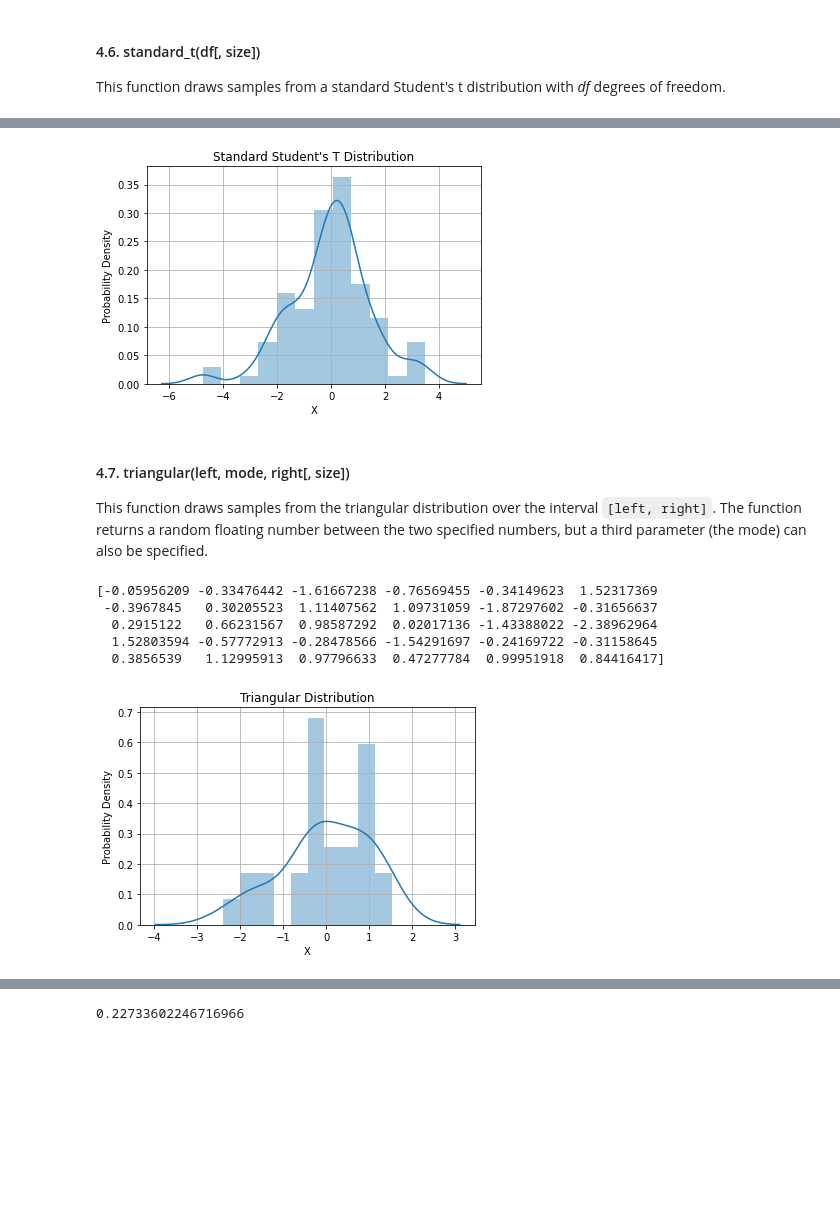
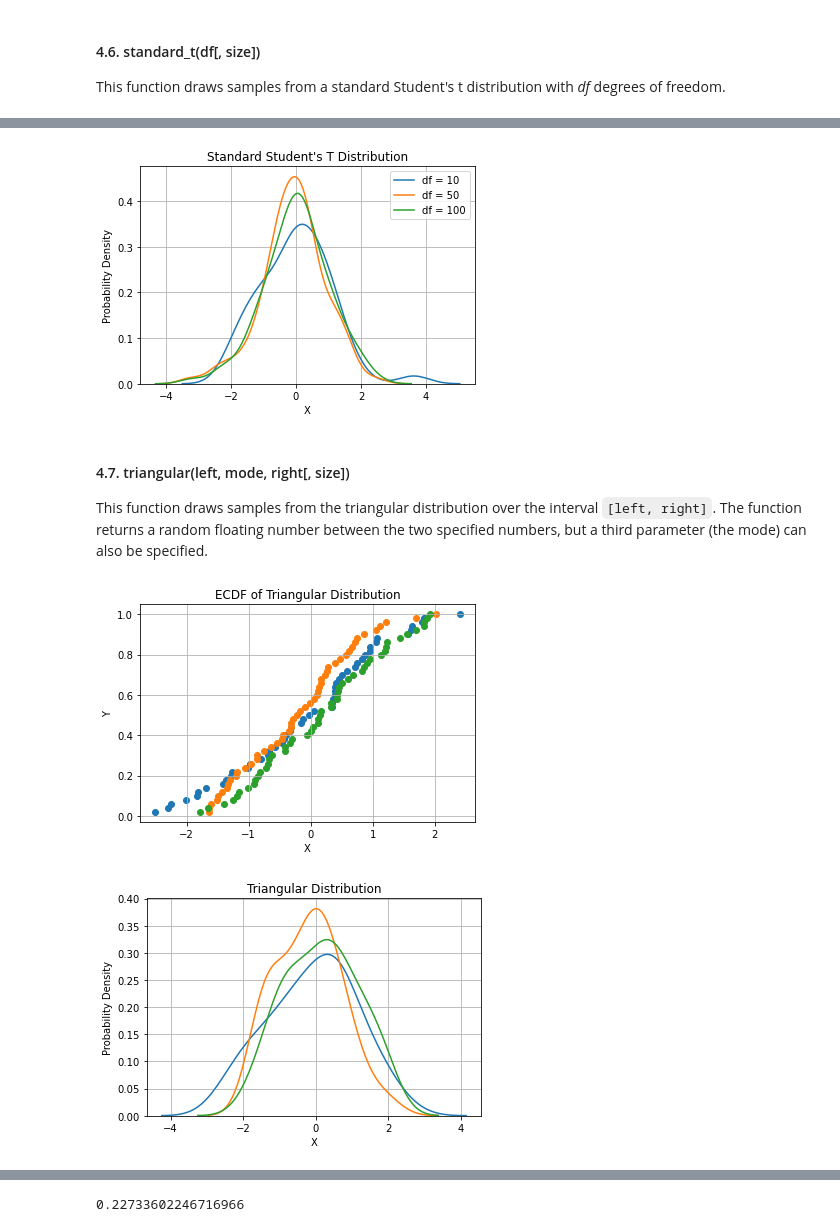
Before and after one commit to GaryLocke91/52465_programming_assignment, a Jupyter notebook: 52465_programming_assignment.ipynb, the cells around one changed output, grey strips where cells are left out. Cells and saved outputs as stored; diff of their text form; code cells hidden in the pictures; blank space fills up the shorter version.

````diff
--- a/52465_programming_assignment.ipynb
+++ b/52465_programming_assignment.ipynb
@@ -488,0 +543,4 @@ print(f)
+# %%
+ix = rng.standard_t(10, 100)
+iy = rng.standard_t(50, 100)
+iz = rng.standard_t(100, 100)
@@ -489,21 +569,14 @@ print(f)
 # %%
-sns.distplot(f)
+sns.distplot(ix, label="df = 10", hist=False)
+sns.distplot(iy, label="df = 50", hist=False)
+sns.distplot(iz, label="df = 100", hist=False)
 plt.xlabel("X")
 plt.ylabel("Probability Density")
 plt.title("Standard Student's T Distribution")
 plt.grid()
 # %% [output]
-[figure, old version]
+[figure, new version]
 # %% [markdown]
 #### 4.7. triangular(left, mode, right[, size])
 
 This function draws samples from the triangular distribution over the interval ```[left, right]```. The function returns a random floating number between the two specified numbers, but a third parameter (the mode) can also be specified.
-# %%
-g = rng.standard_t(20, 30)
-print(g)
-# %% [output]
-[-0.05956209 -0.33476442 -1.61667238 -0.76569455 -0.34149623  1.52317369
- -0.3967845   0.30205523  1.11407562  1.09731059 -1.87297602 -0.31656637
-  0.2915122   0.66231567  0.98587292  0.02017136 -1.43388022 -2.38962964
-  1.52803594 -0.57772913 -0.28478566 -1.54291697 -0.24169722 -0.31158645
-  0.3856539   1.12995913  0.97796633  0.47277784  0.99951918  0.84416417]
@@ -510,11 +587,35 @@ print(g)
+# %%
+x = np.sort(jx)
+n = x.size
+y = np.arange(1, n+1) / n
+plt.scatter(x=x, y=y)
+
+x = np.sort(jy)
+n = x.size
+y = np.arange(1, n+1) / n
+plt.scatter(x=x, y=y)
+
+x = np.sort(jz)
+n = x.size
+y = np.arange(1, n+1) / n
+plt.scatter(x=x, y=y)
+
+plt.xlabel('X')
+plt.ylabel('Y')
+plt.title("ECDF of Triangular Distribution")
+plt.grid()
+# %% [output]
+[figure, added]
 # %%
-sns.distplot(g, bins=10)
+sns.distplot(jx, hist=False)
+sns.distplot(jy, hist=False)
+sns.distplot(jz, hist=False)
 plt.xlabel("X")
 plt.ylabel("Probability Density")
 plt.title("Triangular Distribution")
 plt.grid()
 # %% [output]
-[figure, old version]
+[figure, new version]
 # %% [markdown]
 #### 4.8. uniform([low, high, size])
 
````
Also changed, not shown: parts of 49 cells of this notebook.
